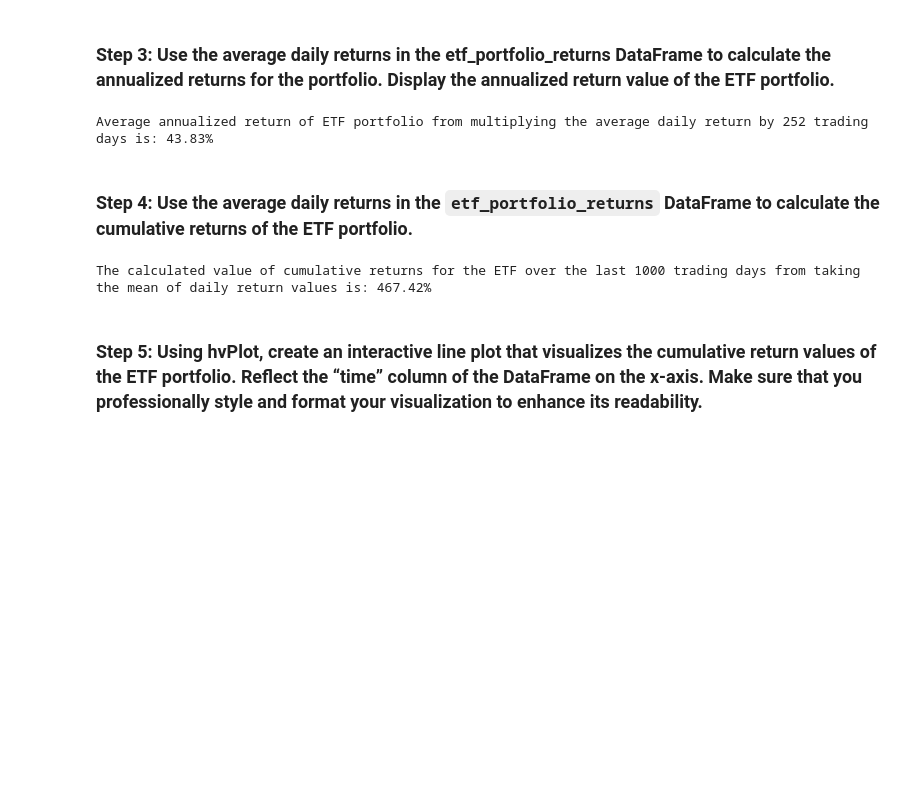
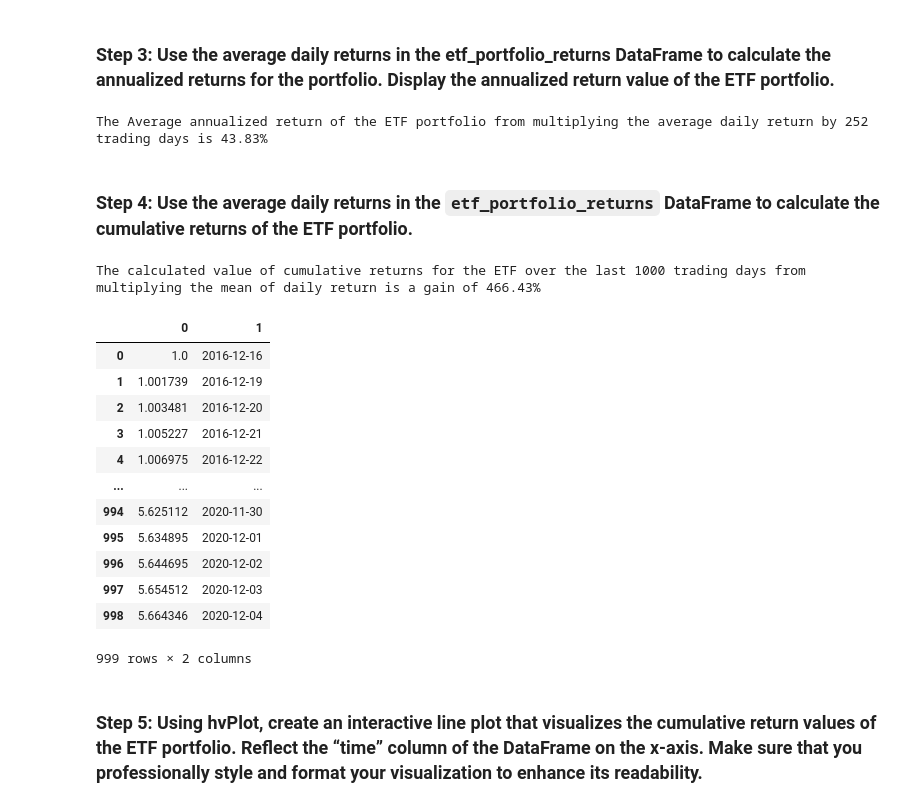
Before and after one commit to phodsman/ETF-Analyzer-with-SQL-and-Voila, a Jupyter notebook: etf_analyzer.ipynb, the cells around one changed output. Drawn from its saved outputs; the diff is of its cells as text; code cells hidden in the pictures; blank space fills up the shorter version.

Commit message:
implemented cumulative dataframe based on average of averages, and plot of such.

```diff
--- a/etf_analyzer.ipynb
+++ b/etf_analyzer.ipynb
@@ -169,6 +171,9 @@ pypl_dataframe.tail()
 # %%
 # change datetime format to date
 pypl_dataframe['time']=pd.to_datetime(pypl_dataframe['time']).dt.date
+# %%
+# create time index dataframe for later use
+dates = pd.to_datetime(pypl_dataframe['time']).dt.date.copy(deep=True)
 # %%
 # set index to 'time'
 pypl_dataframe=pypl_dataframe.set_index('time')
@@ -411,20 +416,47 @@ dtype: float64
 annualized_etf_portfolio_returns = etf_portfolio_returns.mean() * 252
 
 # Display the annualized return value of the ETF portfolio.
-print(f"Average annualized return of ETF portfolio from multiplying the average daily return by 252 trading days is: {annualized_etf_portfolio_returns * 100:.2f}%")
+print(f"The Average annualized return of the ETF portfolio from multiplying the average daily return by 252 trading days is {annualized_etf_portfolio_returns * 100:.2f}%")
 # %% [output]
-Average annualized return of ETF portfolio from multiplying the average daily return by 252 trading days is: 43.83%
+The Average annualized return of the ETF portfolio from multiplying the average daily return by 252 trading days is 43.83%
 # %% [markdown]
 ### Step 4: Use the average daily returns in the `etf_portfolio_returns` DataFrame to calculate the cumulative returns of the ETF portfolio.
 # %%
 # Use the average daily returns provided by the etf_portfolio_returns DataFrame
 # to calculate the cumulative returns
-etf_cumulative_returns = (etf_portfolio_returns.mean() + 1) ** 999 - 1
+
+# create list of cumulative returns
+etf_cumulative_returns_list = list(range(0,999))
+
+for i in range(0,999):
+    etf_cumulative_returns_list[i]=(etf_portfolio_returns.mean() + 1) ** (i)
+
+# create dataframe from list using dates for index
+
+etf_cumulative_returns = pd.DataFrame([etf_cumulative_returns_list, dates]).transpose()
+etf_cumulative_total = etf_cumulative_returns.iloc[-1][0]
+
 
 # Display the final cumulative return value
-print(f"The calculated value of cumulative returns for the ETF over the last 1000 trading days from taking the mean of daily return values is: {etf_cumulative_returns * 100:.2f}%")
+print(f"The calculated value of cumulative returns for the ETF over the last 1000 trading days from multiplying the mean of daily return is a gain of {(etf_cumulative_total - 1) * 100:.2f}%")
 # %% [output]
-The calculated value of cumulative returns for the ETF over the last 1000 trading days from taking the mean of daily return values is: 467.42%
+The calculated value of cumulative returns for the ETF over the last 1000 trading days from multiplying the mean of daily return is a gain of 466.43%
+# %%
+etf_cumulative_returns
+# %% [output]
+|  | 0 | 1 |
+| 0 | 1.0 | 2016-12-16 |
+| 1 | 1.001739 | 2016-12-19 |
+| 2 | 1.003481 | 2016-12-20 |
+| 3 | 1.005227 | 2016-12-21 |
+| 4 | 1.006975 | 2016-12-22 |
+| ... | ... | ... |
+| 994 | 5.625112 | 2020-11-30 |
+| 995 | 5.634895 | 2020-12-01 |
+| 996 | 5.644695 | 2020-12-02 |
+| 997 | 5.654512 | 2020-12-03 |
+| 998 | 5.664346 | 2020-12-04 |
+999 rows × 2 columns
 # %% [markdown]
 ### Step 5: Using hvPlot, create an interactive line plot that visualizes the cumulative return values of the ETF portfolio. Reflect the “time” column of the DataFrame on the x-axis. Make sure that you professionally style and format your visualization to enhance its readability.
 # %%
```
Also changed, not shown: parts of 2 cells of this notebook.
